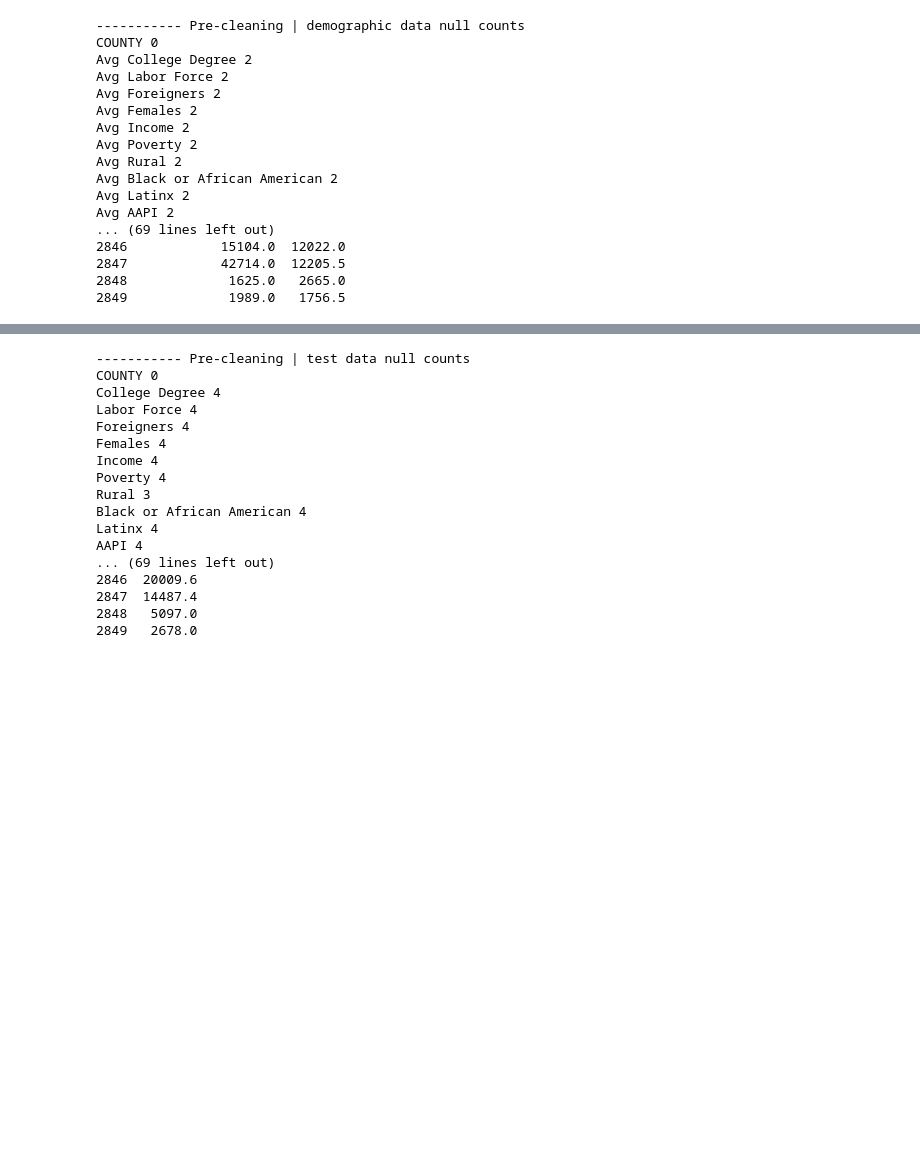
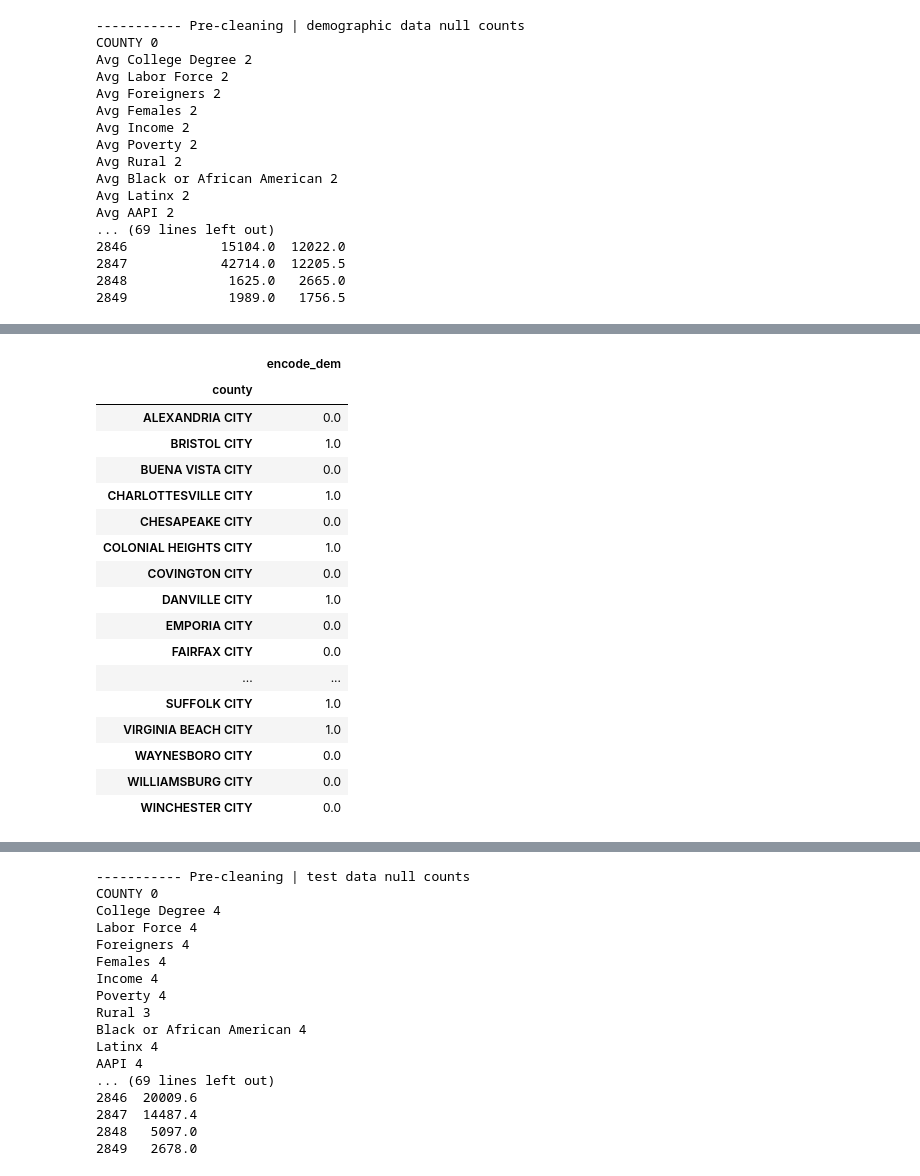
Before and after one commit to gsilver321/project_voting, a Jupyter notebook: voting_cleaning.ipynb, the cells around one changed output, grey strips where cells are left out. Drawn from its saved outputs; the diff is of its cells as text; code cells hidden in the pictures; blank space fills up the shorter version.

```diff
--- a/voting_cleaning.ipynb
+++ b/voting_cleaning.ipynb
@@ -212,3 +253,24 @@ Avg AAPI 2
+# %%
+miss
+# %% [output]
+|  | encode_dem |
+| county |  |
+| ALEXANDRIA CITY | 0.0 |
+| BRISTOL CITY | 1.0 |
+| BUENA VISTA CITY | 0.0 |
+| CHARLOTTESVILLE CITY | 1.0 |
+| CHESAPEAKE CITY | 0.0 |
+| COLONIAL HEIGHTS CITY | 1.0 |
+| COVINGTON CITY | 0.0 |
+| DANVILLE CITY | 1.0 |
+| EMPORIA CITY | 0.0 |
+| FAIRFAX CITY | 0.0 |
+| ... | ... |
+| SUFFOLK CITY | 1.0 |
+| VIRGINIA BEACH CITY | 1.0 |
+| WAYNESBORO CITY | 0.0 |
+| WILLIAMSBURG CITY | 0.0 |
+| WINCHESTER CITY | 0.0 |
 # %%
 df_win["encode_dem"] = df_win["winner"].apply(lambda x: 1 if x == "DEMOCRAT" else 0)
 temp_df = df_win.loc[df_win["year"] != 2020] # exclude 2020 from probability since training on 2020. Add 2020 prob into test data later
```
Also changed, not shown: parts of 4 cells of this notebook.
